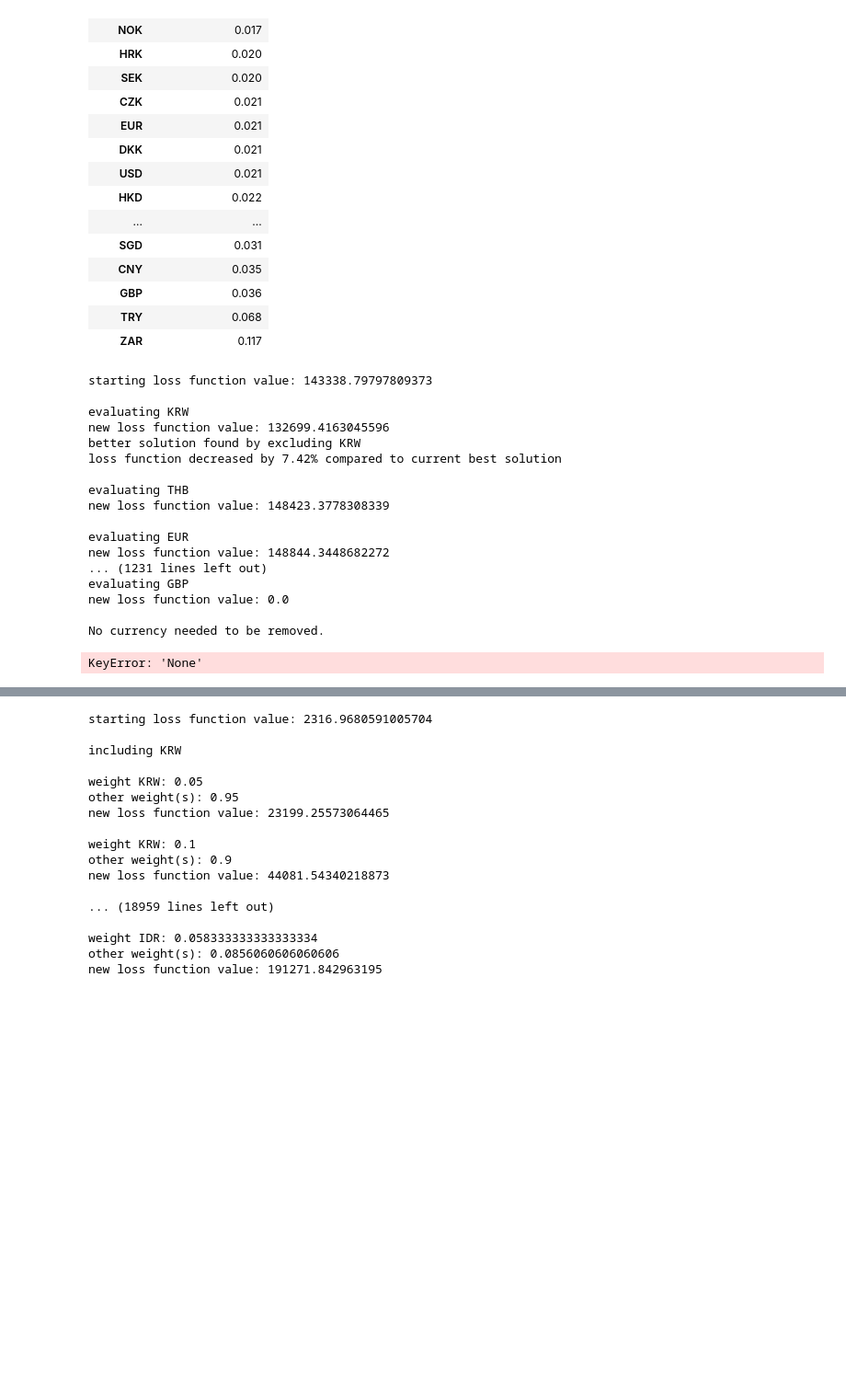
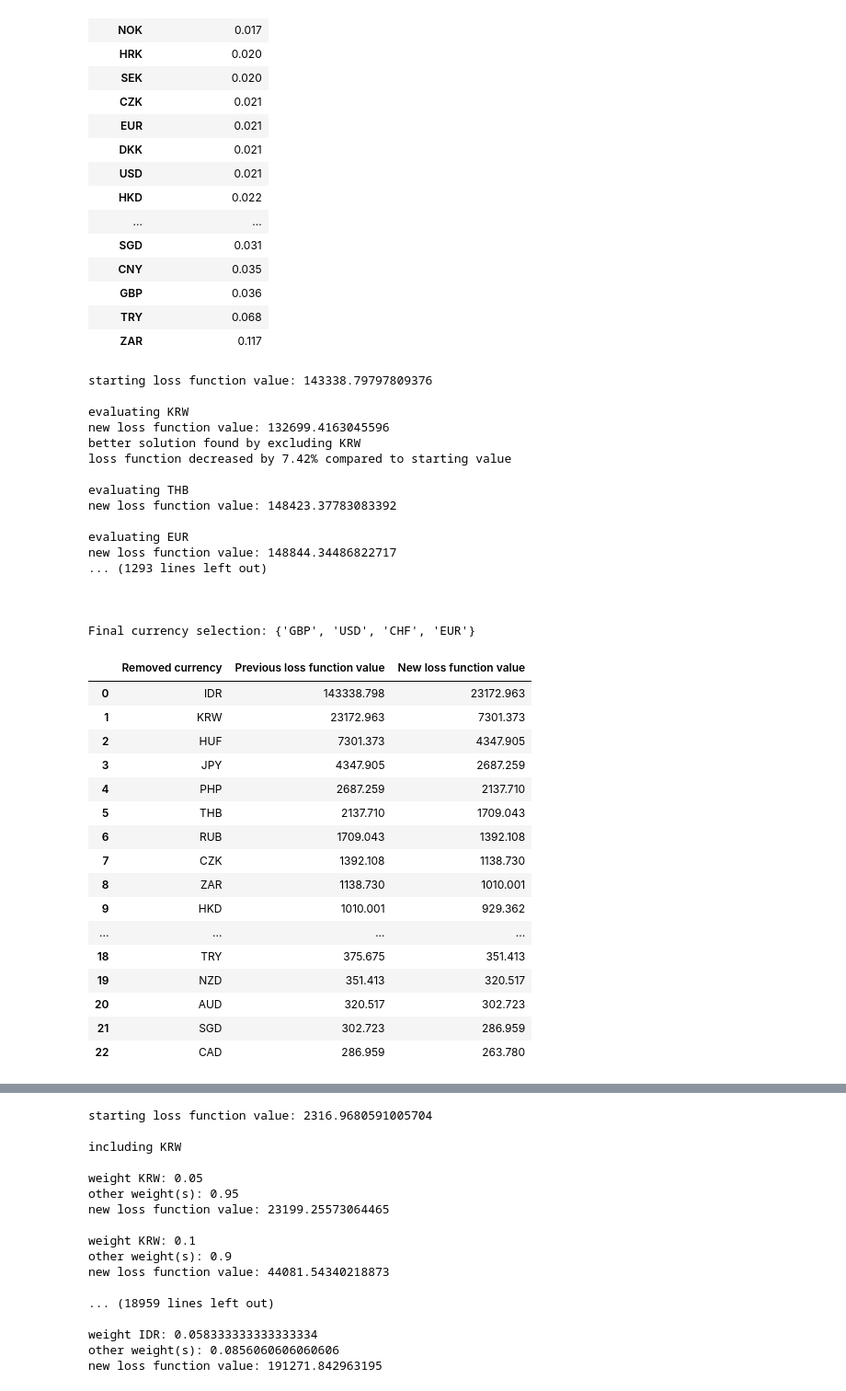
Before and after one commit to DucataDataScience/CurrencyBucket, a Jupyter notebook: CurrencySelection.ipynb, the cells around one changed output, grey strips where cells are left out. Shown at 92% size. Drawn from its saved outputs; the diff is of its cells as text; code cells hidden in the pictures; blank space fills up the shorter version.

```diff
--- a/CurrencySelection.ipynb
+++ b/CurrencySelection.ipynb
@@ -177,7 +179,7 @@ def evaluate_exclusion_of_currency(weights,
 # %%
 weights = pd.Series(np.ones(len(all_currencies))/len(all_currencies), index=reference_date_exhange_rate.loc[all_currencies].index)
 currency_set = set(all_currencies)
-max_excluded_currencies = 27
+max_excluded_currencies = 23
 
 # Create list to save results
 backward_selection_result = []
@@ -191,27 +193,48 @@ for i in range(0, max_excluded_currencies):
 
     backward_selection_result.append((best_to_exclude, starting_loss_function_value, best_loss_function_value))
 
+print(f"\n\nFinal currency selection: {set(currencies)}")
+
 backward_selection_result = pd.DataFrame(backward_selection_result)
 backward_selection_result.columns = ["Removed currency", "Previous loss function value", "New loss function value"]
 # %% [output]
-starting loss function value: 143338.79797809373
+starting loss function value: 143338.79797809376
 
 evaluating KRW
 new loss function value: 132699.4163045596
 better solution found by excluding KRW
-loss function decreased by 7.42% compared to current best solution
+loss function decreased by 7.42% compared to starting value
 
 evaluating THB
-new loss function value: 148423.3778308339
+new loss function value: 148423.37783083392
 
 evaluating EUR
-new loss function value: 148844.3448682272
-... (1231 lines left out)
-evaluating GBP
-new loss function value: 0.0
+new loss function value: 148844.34486822717
+... (1293 lines left out)
 
-No currency needed to be removed.
+
+
+Final currency selection: {'GBP', 'USD', 'CHF', 'EUR'}
-KeyError: 'None'
+# %%
+backward_selection_result
+# %% [output]
+|  | Removed currency | Previous loss function value | New loss function value |
+| 0 | IDR | 143338.798 | 23172.963 |
+| 1 | KRW | 23172.963 | 7301.373 |
+| 2 | HUF | 7301.373 | 4347.905 |
+| 3 | JPY | 4347.905 | 2687.259 |
+| 4 | PHP | 2687.259 | 2137.710 |
+| 5 | THB | 2137.710 | 1709.043 |
+| 6 | RUB | 1709.043 | 1392.108 |
+| 7 | CZK | 1392.108 | 1138.730 |
+| 8 | ZAR | 1138.730 | 1010.001 |
+| 9 | HKD | 1010.001 | 929.362 |
+| ... | ... | ... | ... |
+| 18 | TRY | 375.675 | 351.413 |
+| 19 | NZD | 351.413 | 320.517 |
+| 20 | AUD | 320.517 | 302.723 |
+| 21 | SGD | 302.723 | 286.959 |
+| 22 | CAD | 286.959 | 263.780 |
 # %%
 def evaluate_inclusion_of_currency(weights,
                                    currency_set):
```
Also changed, not shown: parts of 7 cells of this notebook, 3 other files.
